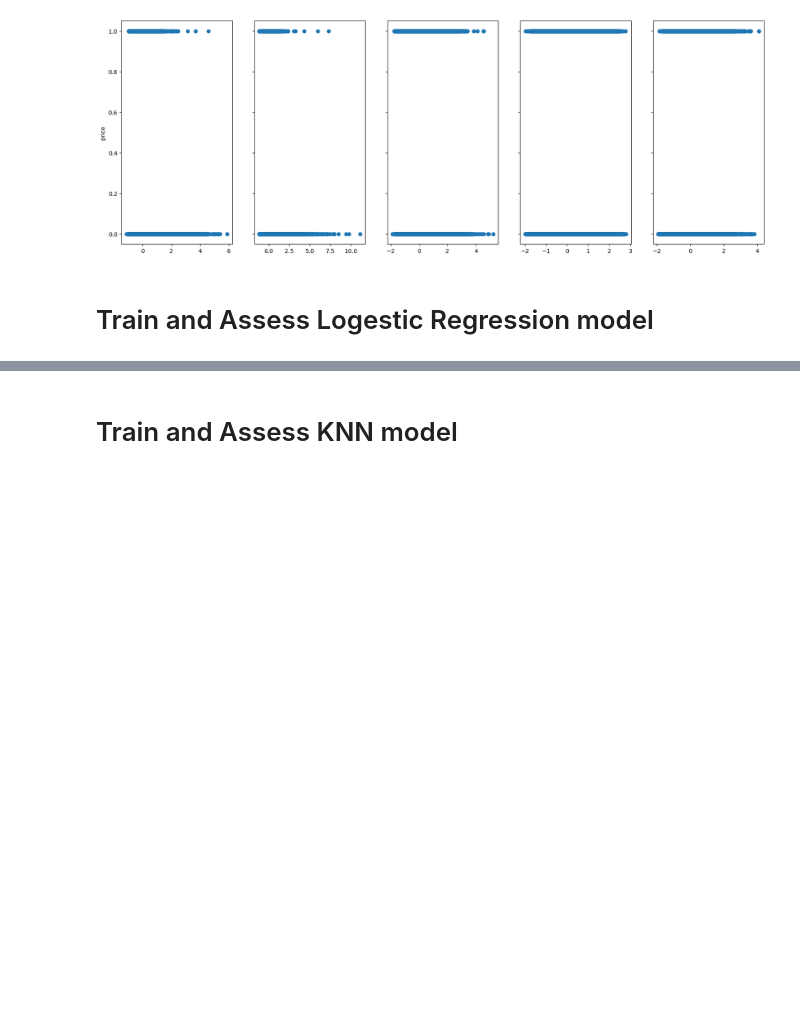
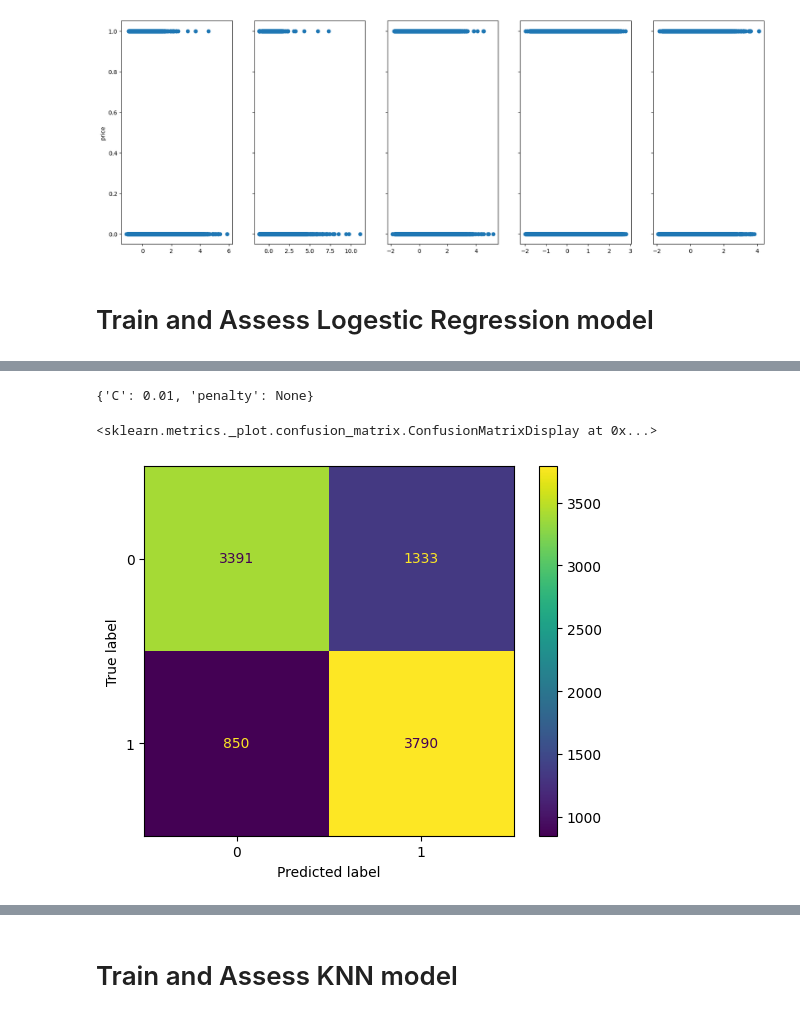
Before and after one commit to Omar-Atef-Bakr/introduction_to_machine_learning, a Jupyter notebook: assigment_one/Solution.ipynb, the cells around one changed output, grey strips where cells are left out. Drawn from its saved outputs; the diff is of its cells as text; code cells hidden in the pictures; blank space fills up the shorter version.

```diff
--- a/assigment_one/Solution.ipynb
+++ b/assigment_one/Solution.ipynb
@@ -100,7 +103,15 @@ plot_features(x, y, n_features=5)
 x_train, x_eval, y_train, y_eval = train_test_split(x, y, test_size=0.7, random_state=0)
 # %% [markdown]
 # Train and Assess Logestic Regression model
+# %%
+model = LogReg()
+
+params = {
+    "penalty": [None, "l2"],
+    "C": [0.01, 0.1, 1, 10, 50, 100]
+}
+
+lg_cv = GridSearchCV(model, param_grid=params, cv=10, scoring=["accuracy", "f1", "recall", "precision"], refit="accuracy")
 # %%
-model = LogReg()
-model.fit(x_train, y_train)
+lg_cv.fit(x_train, y_train)
 # %% [output]
@@ -119,0 +158,12 @@ weighted avg       0.77      0.77      0.77      9364
+# %%
+lg_cv.best_params_
+# %% [output]
+{'C': 0.01, 'penalty': None}
+# %%
+lg_prediction = lg_cv.best_estimator_.predict(x_eval)
+m = confusion_matrix(y_eval, lg_prediction)
+cm = ConfusionMatrixDisplay(m)
+cm.plot()
+# %% [output]
+<sklearn.metrics._plot.confusion_matrix.ConfusionMatrixDisplay at 0x...>
+[figure, added]
```
Also changed, not shown: parts of 15 cells of this notebook.
